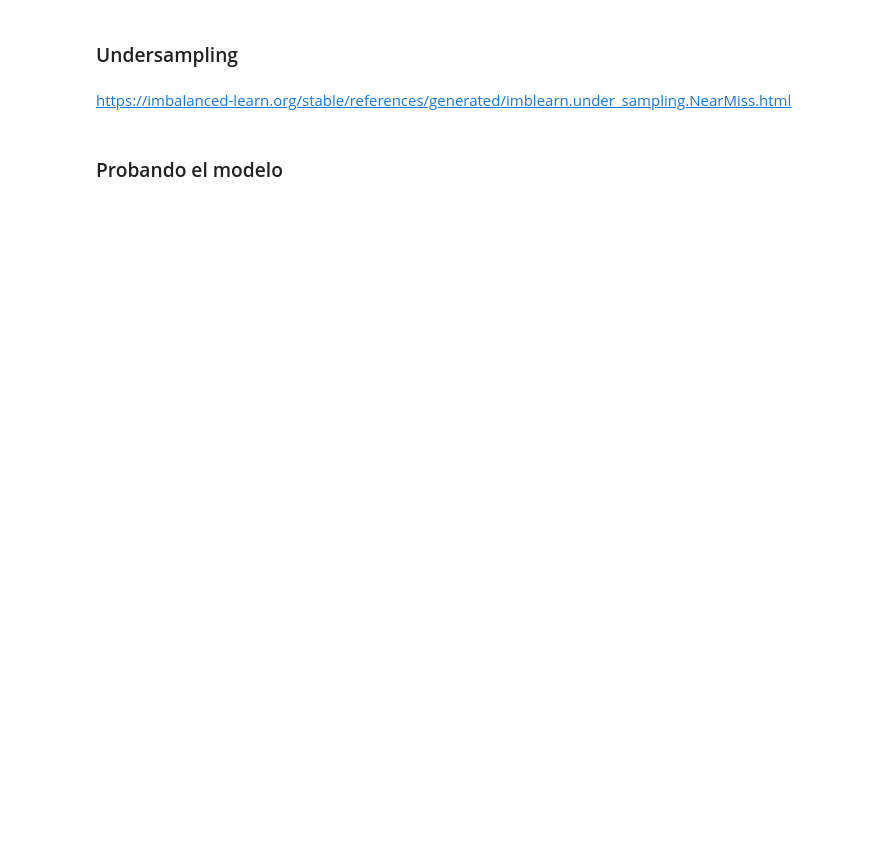
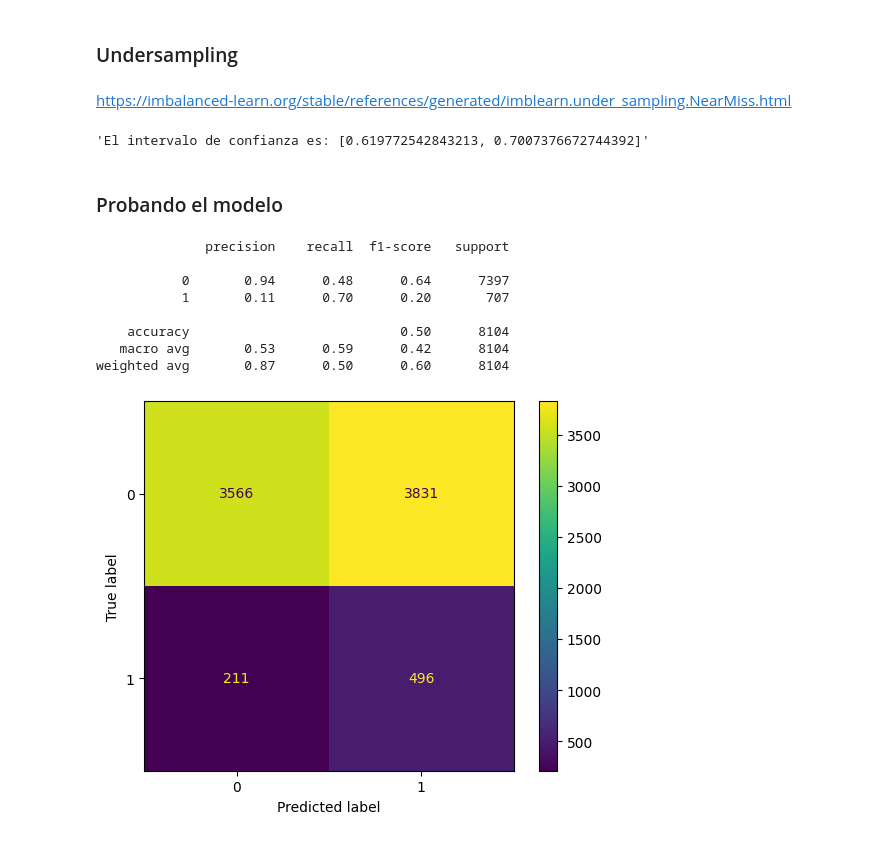
Before and after one commit to Valejbk/AnalisisTiendasRMP, a Jupyter notebook: Clasificacion_validacion_y_metricas.ipynb, the cells around one changed output. Saved outputs shown, nothing was run; the diff lists cells and outputs as text; code cells hidden in the pictures; blank space fills up the shorter version.

```diff
--- a/Clasificacion_validacion_y_metricas.ipynb
+++ b/Clasificacion_validacion_y_metricas.ipynb
@@ -537,2 +654,46 @@ https://imbalanced-learn.org/stable/references/generated/imblearn.under_sampling
+# %%
+#traemos nuestra función para intervalo de confianza
+#entonces, undersampling entrenó el modelo con los datos ya balanceados con la técnica NearMiss, versión 3
+#pero al validar usó datos total% desbalanceados, con 1 árbol de decisión de profundidad 10
+#el resuktado entre 61% y 70% llama la atención
+#POR LO TANTO, profe dice que es la mejor apuesta para entrenar el modelo y validarlo
+
+intervalo_confianza(cv_resultados)
+# %% [output]
+'El intervalo de confianza es: [0.619772542843213, 0.7007376672744392]'
 # %% [markdown]
 ### Probando el modelo
+# %%
+#ahora toca ver el desempeño de undersampling
+#Recall es la métrica a priorizar para que la empresa de financiamiento de autos no pierda tanto dinero y detecte sus morosos
+# 1° instanciamos nuestro undersampling
+# 2° creamos nuestra x_balanceada e y_balanceada... ellas son iguales al fit_resample sobre la variable undersample
+# 3° el fit_resample es sobre todo el conjunto de datos (X, y)
+#cargamos con play
+
+undersample = NearMiss(version = 3)
+x_balanceada, y_balanceada = undersample.fit_resample(X, y)
+# %%
+# 1.- ahora creamos nuestro modelo
+# 2.- hacemos .fit sobre x_balanceada e y_balanceada
+# 3.- hacemos el y_previsto = modelo.predict de X de prueba (***hasta el momento sólo se había trabajado con X de entrenamiento y validación)
+# 4.- X de prueba contiene datos que el modelo no ha visto (veremos cómo se desempeña el modelo) con datos simulados de la vida real
+# 5.- después hay que hacer un reporte
+
+modelo = DecisionTreeClassifier(max_depth= 10)
+modelo.fit(x_balanceada, y_balanceada)
+
+y_previsto = modelo.predict(X_test)
+
+print(classification_report(y_test, y_previsto))
+ConfusionMatrixDisplay.from_predictions(y_test, y_previsto);
+# %% [output]
+              precision    recall  f1-score   support
+
+           0       0.94      0.48      0.64      7397
+           1       0.11      0.70      0.20       707
+
+    accuracy                           0.50      8104
+   macro avg       0.53      0.59      0.42      8104
+weighted avg       0.87      0.50      0.60      8104
+[figure, added]
```
Also changed, not shown: parts of 32 cells of this notebook.
